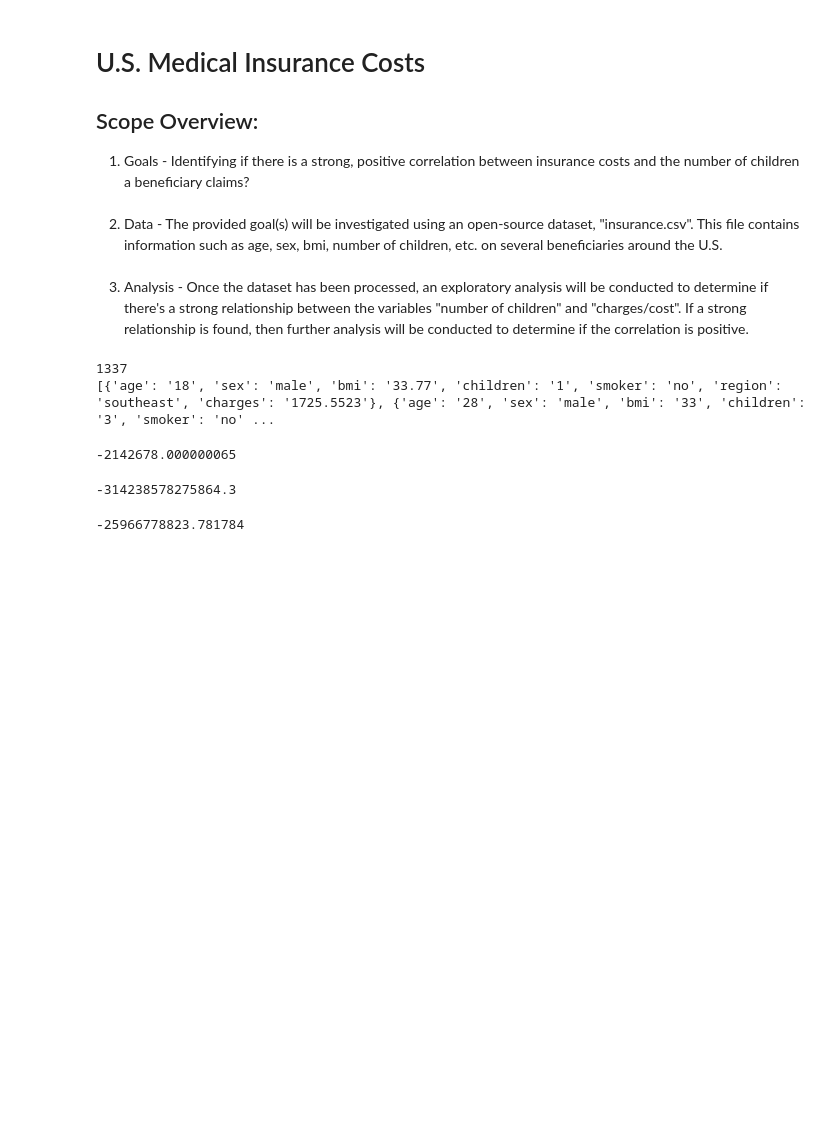
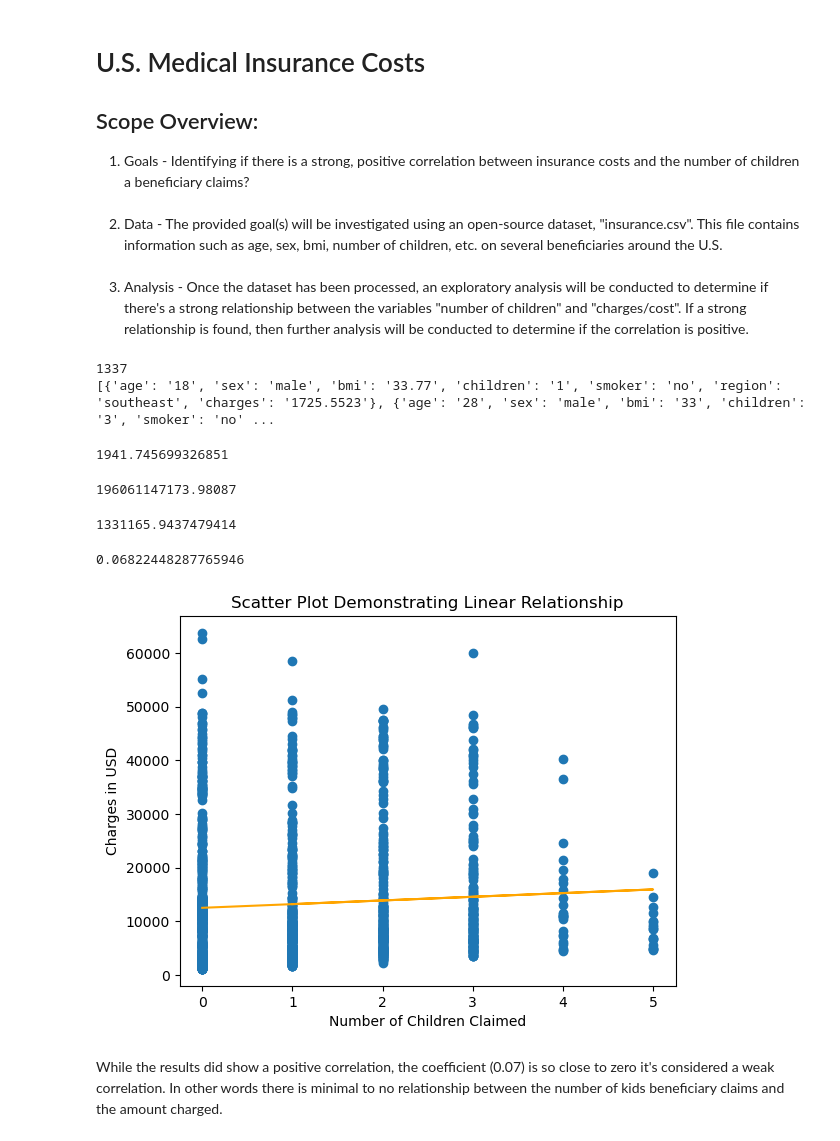
Before and after one commit to Aaron-Loera/US_Medical_Insurance, a Jupyter notebook: Insurance_Costs.ipynb, the cells around one changed output. Drawn from its saved outputs; the diff is of its cells as text; code cells hidden in the pictures; blank space fills up the shorter version.

Commit message:
Defining correlation coefficient function and adding data visualization

```diff
--- a/Insurance_Costs.ipynb
+++ b/Insurance_Costs.ipynb
@@ -29,53 +29,84 @@ print(dataset[:2])
 def sxx(dataset:dict, x:str):
     """Takes a dictionary and the corresponding x-value as an input and returns the sum of squared deviations from the mean (i.e. SXX)"""
     sum1 = 0
-    for n in dataset:
-        sum1 += int(n[x])
-    sum1 = (sum1 ** 2) / len(dataset)
-
     sum2 = 0
     for n in dataset:
-        sum2 += int(n[x]) ** 2 - sum1
-
-    return sum2
+        sum1 += int(n[x]) ** 2
+        sum2 += int(n[x])
+    out = sum1 - (sum2**2 / len(dataset))
+    return out
 
 sxx(dataset, 'children')
 # %% [output]
--2142678.000000065
+1941.745699326851
 # %%
 def syy(dataset:dict, y:str):
     """Takes a dictionary and the corresponding y-vaue as an input and returns the sum of squares of the differences between each y-value and
     the mean y-value (i.e. SYY)"""
     sum1 = 0
-    for n in dataset:
-        sum1 += float(n[y])
-    sum1 = (sum1 ** 2) / len(dataset)
-
     sum2 = 0
     for n in dataset:
-        sum2 += float(n[y]) ** 2 - sum1
-
-    return sum2
+        sum1 += float(n[y]) ** 2
+        sum2 += float(n[y])
+    out = sum1 - (sum2**2 / len(dataset))
+    return out
 
 syy(dataset, 'charges')
 # %% [output]
--314238578275864.3
+196061147173.98087
 # %%
 def sxy(dataset:dict, x:str, y:str):
     """Takes a dictionary alonng with x and y variables as an input and returns the covariance between said variables"""
+    sum1 = 0
     sumx = 0
     sumy = 0
+
     for n in dataset:
+        sum1 += int(n[x]) * float(n[y])
         sumx += int(n[x])
         sumy += float(n[y])
-    sum1 = (sumx * sumy) / len(dataset)
 
-    sum2 = 0
-    for n in dataset:
-        sum2 += int(n[x]) * float(n[y]) - sum1
-
-    return sum2
+    sum2 = sumx * sumy / len(dataset)
+    out = sum1 - sum2
+    return out
 
 sxy(dataset, 'children', 'charges')
 # %% [output]
--25966778823.781784
+1331165.9437479414
+# %%
+from math import sqrt
+
+def correlation(dataset:dict, x:str, y:str):
+    """A measuer of linear relationship between variabels x and y where the output is between -1 and 1"""
+    sx = sxx(dataset, x)
+    sy = syy(dataset, y)
+    xy = sxy(dataset, x, y)
+
+    r = xy / sqrt(sx * sy)
+    return r
+
+correlation(dataset, 'children', 'charges')
+# %% [output]
+0.06822448287765946
+# %%
+import matplotlib.pyplot as plt
+import numpy as np
+
+# Creating arrays for x and y axis
+number_of_children = np.array([int(n['children']) for n in dataset])
+insurance_charges = np.array([float(n['charges']) for n in dataset])
+
+# Adding linear regression line
+m, b = np.polyfit(number_of_children, insurance_charges, 1)
+plt.plot(number_of_children, m*number_of_children + b, color='orange')
+
+# Plotting the data and creating labels for the scatter plot
+plt.scatter(number_of_children, insurance_charges)
+plt.xlabel('Number of Children Claimed')
+plt.ylabel('Charges in USD')
+plt.title('Scatter Plot Demonstrating Linear Relationship')
+plt.show()
+# %% [output]
+[figure, added]
+# %% [markdown]
+<p>While the results did show a positive correlation, the coefficient (0.07) is so close to zero it's considered a weak correlation. In other words there is minimal to no relationship between the number of kids beneficiary claims and the amount charged.</p>
```
